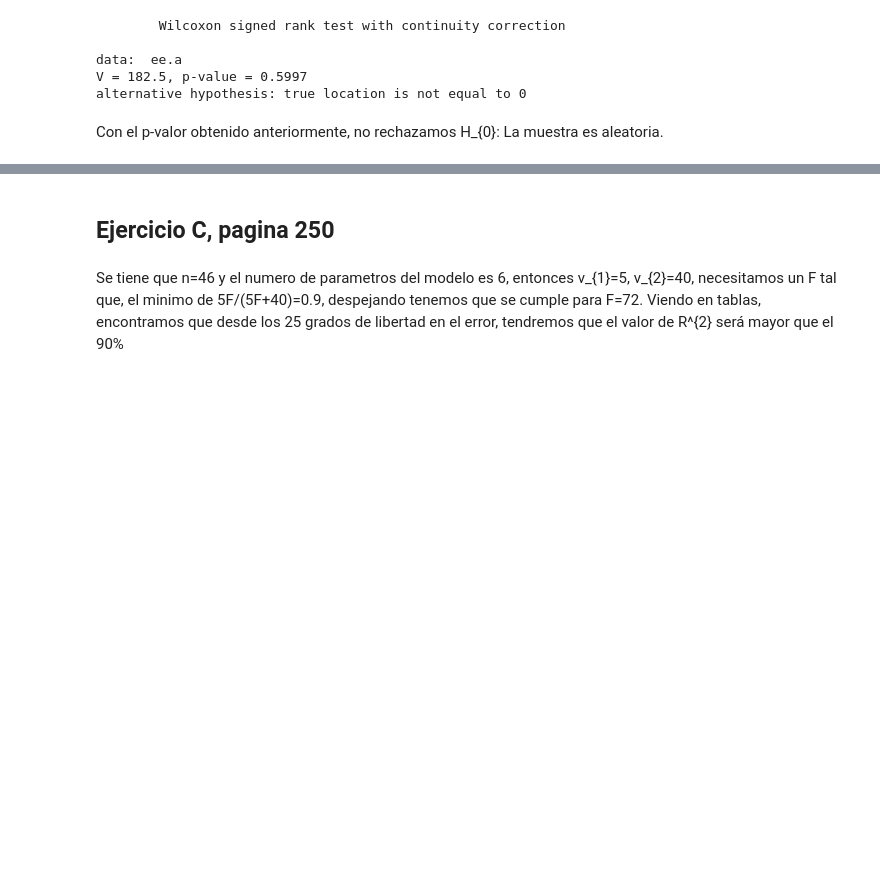
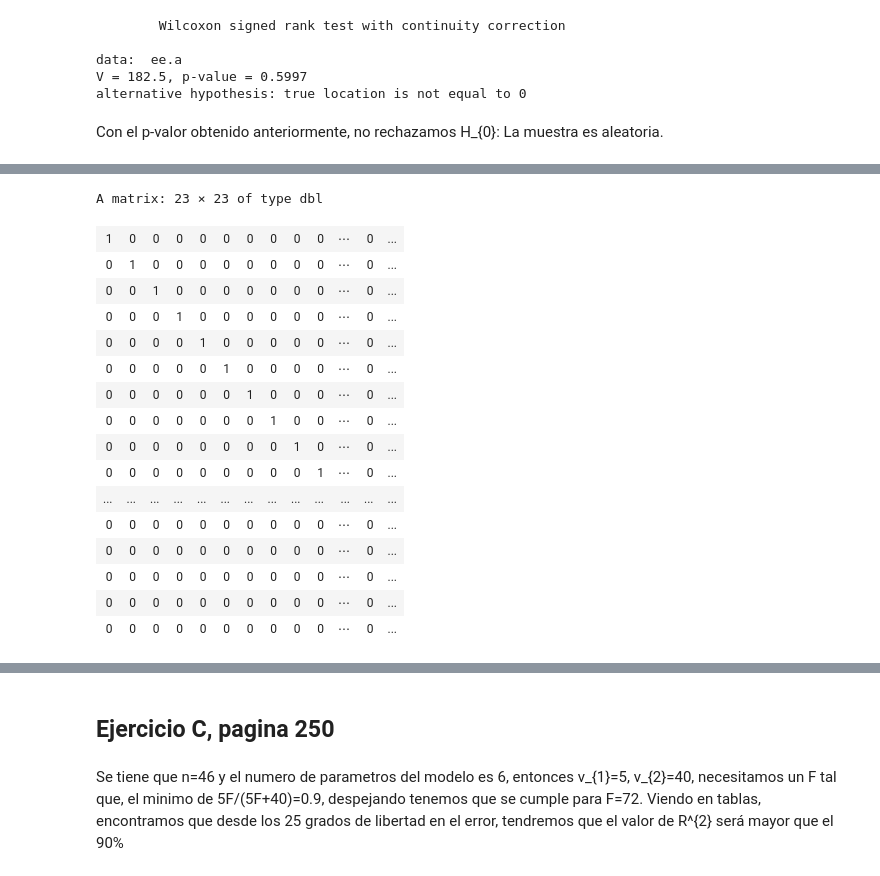
Before and after one commit to Taz-Ricardo/Mat-266, a Jupyter notebook: Tarea_3_regresion.ipynb, the cells around one changed output, grey strips where cells are left out. Saved outputs shown, nothing was run; the diff lists cells and outputs as text; code cells hidden in the pictures; blank space fills up the shorter version.

```diff
--- a/Tarea_3_regresion.ipynb
+++ b/Tarea_3_regresion.ipynb
@@ -53,0 +97,21 @@ Con el p-valor obtenido anteriormente, no rechazamos H_{0}: La muestra es aleato
+# %%
+I=diag(1,nrow=23)
+I
+# %% [output]
+A matrix: 23 × 23 of type dbl
+| 1 | 0 | 0 | 0 | 0 | 0 | 0 | 0 | 0 | 0 | ⋯ | 0 | ... |
+| 0 | 1 | 0 | 0 | 0 | 0 | 0 | 0 | 0 | 0 | ⋯ | 0 | ... |
+| 0 | 0 | 1 | 0 | 0 | 0 | 0 | 0 | 0 | 0 | ⋯ | 0 | ... |
+| 0 | 0 | 0 | 1 | 0 | 0 | 0 | 0 | 0 | 0 | ⋯ | 0 | ... |
+| 0 | 0 | 0 | 0 | 1 | 0 | 0 | 0 | 0 | 0 | ⋯ | 0 | ... |
+| 0 | 0 | 0 | 0 | 0 | 1 | 0 | 0 | 0 | 0 | ⋯ | 0 | ... |
+| 0 | 0 | 0 | 0 | 0 | 0 | 1 | 0 | 0 | 0 | ⋯ | 0 | ... |
+| 0 | 0 | 0 | 0 | 0 | 0 | 0 | 1 | 0 | 0 | ⋯ | 0 | ... |
+| 0 | 0 | 0 | 0 | 0 | 0 | 0 | 0 | 1 | 0 | ⋯ | 0 | ... |
+| 0 | 0 | 0 | 0 | 0 | 0 | 0 | 0 | 0 | 1 | ⋯ | 0 | ... |
+| ... | ... | ... | ... | ... | ... | ... | ... | ... | ... | ... | ... | ... |
+| 0 | 0 | 0 | 0 | 0 | 0 | 0 | 0 | 0 | 0 | ⋯ | 0 | ... |
+| 0 | 0 | 0 | 0 | 0 | 0 | 0 | 0 | 0 | 0 | ⋯ | 0 | ... |
+| 0 | 0 | 0 | 0 | 0 | 0 | 0 | 0 | 0 | 0 | ⋯ | 0 | ... |
+| 0 | 0 | 0 | 0 | 0 | 0 | 0 | 0 | 0 | 0 | ⋯ | 0 | ... |
+| 0 | 0 | 0 | 0 | 0 | 0 | 0 | 0 | 0 | 0 | ⋯ | 0 | ... |
```
Also changed, not shown: parts of 19 cells of this notebook.
